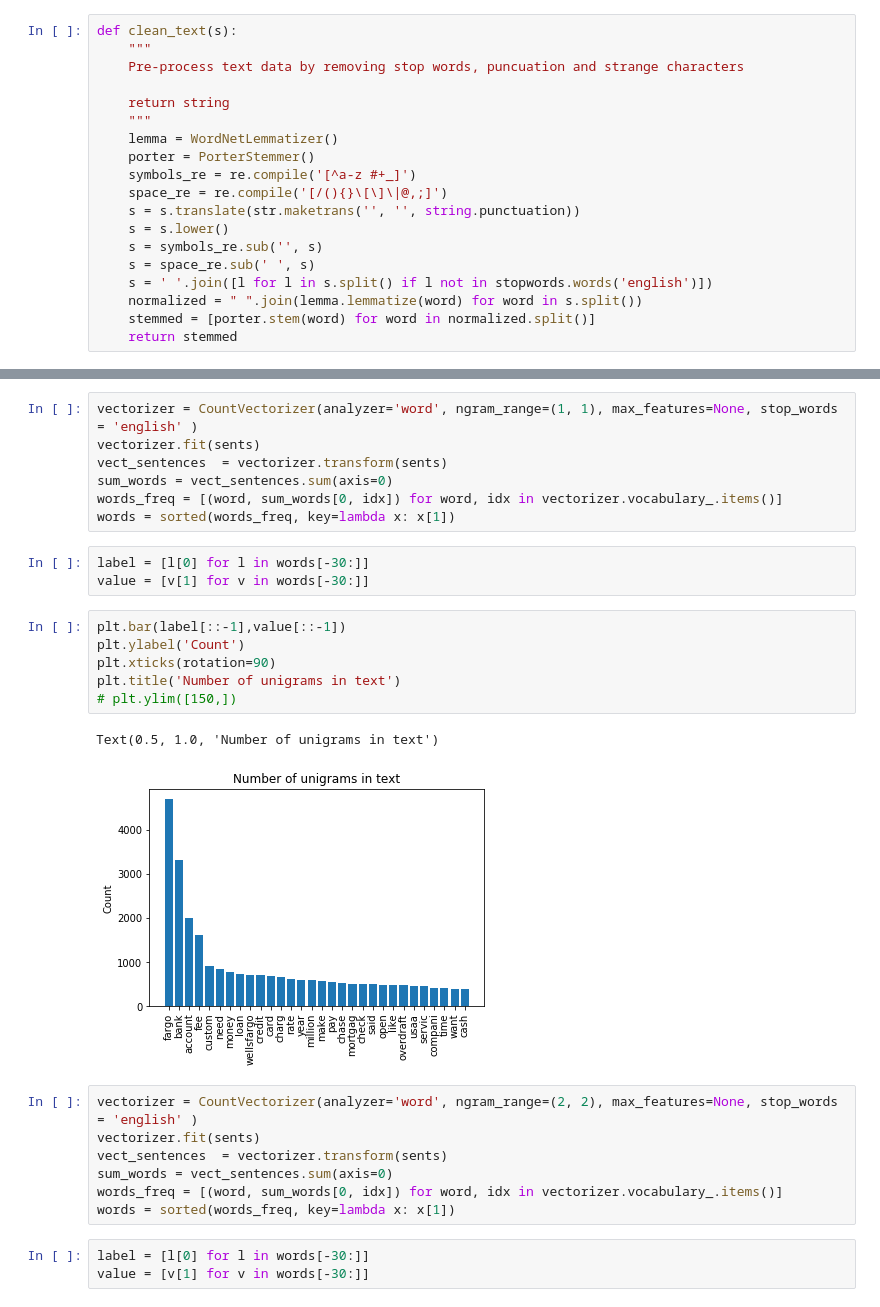
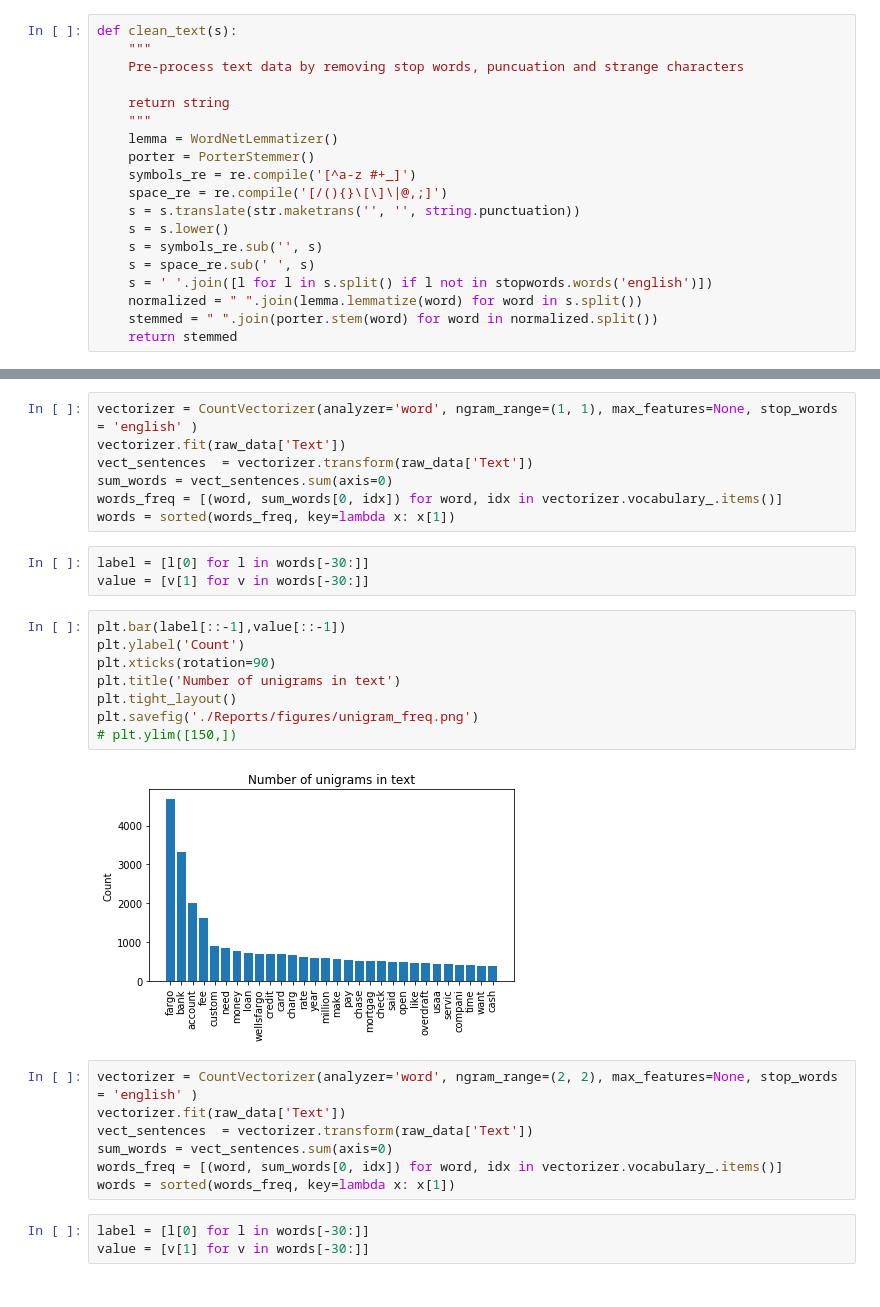
Before and after one commit to MondeSinxi/NLP-Skills-test, a Jupyter notebook: notebooks/exploratory_analysis.ipynb, the cells around one changed output, grey strips where cells are left out. Drawn from its saved outputs; the diff is of its cells as text.

```diff
--- a/notebooks/exploratory_analysis.ipynb
+++ b/notebooks/exploratory_analysis.ipynb
@@ -46,5 +53,5 @@ def clean_text(s):
     s = space_re.sub(' ', s)
     s = ' '.join([l for l in s.split() if l not in stopwords.words('english')])
     normalized = " ".join(lemma.lemmatize(word) for word in s.split())
-    stemmed = [porter.stem(word) for word in normalized.split()]
+    stemmed = " ".join(porter.stem(word) for word in normalized.split())
     return stemmed
@@ -56,8 +67,8 @@ sents = raw_data['Text'].apply(lambda x: ' '.join(x))
 ## Frequent terms
 # %%
 vectorizer = CountVectorizer(analyzer='word', ngram_range=(1, 1), max_features=None, stop_words = 'english' )
-vectorizer.fit(sents)
-vect_sentences  = vectorizer.transform(sents)
+vectorizer.fit(raw_data['Text'])
+vect_sentences  = vectorizer.transform(raw_data['Text'])
 sum_words = vect_sentences.sum(axis=0)
 words_freq = [(word, sum_words[0, idx]) for word, idx in vectorizer.vocabulary_.items()]
 words = sorted(words_freq, key=lambda x: x[1])
@@ -67,16 +78,17 @@ value = [v[1] for v in words[-30:]]
 # %%
 plt.bar(label[::-1],value[::-1])
 plt.ylabel('Count')
 plt.xticks(rotation=90)
 plt.title('Number of unigrams in text')
+plt.tight_layout()
+plt.savefig('./Reports/figures/unigram_freq.png')
 # plt.ylim([150,])
 # %% [output]
-Text(0.5, 1.0, 'Number of unigrams in text')
-[figure, old version]
+[figure, new version]
 # %%
 vectorizer = CountVectorizer(analyzer='word', ngram_range=(2, 2), max_features=None, stop_words = 'english' )
-vectorizer.fit(sents)
-vect_sentences  = vectorizer.transform(sents)
+vectorizer.fit(raw_data['Text'])
+vect_sentences  = vectorizer.transform(raw_data['Text'])
 sum_words = vect_sentences.sum(axis=0)
 words_freq = [(word, sum_words[0, idx]) for word, idx in vectorizer.vocabulary_.items()]
 words = sorted(words_freq, key=lambda x: x[1])
```
Also changed, not shown: parts of 33 cells of this notebook, 12 other files.
